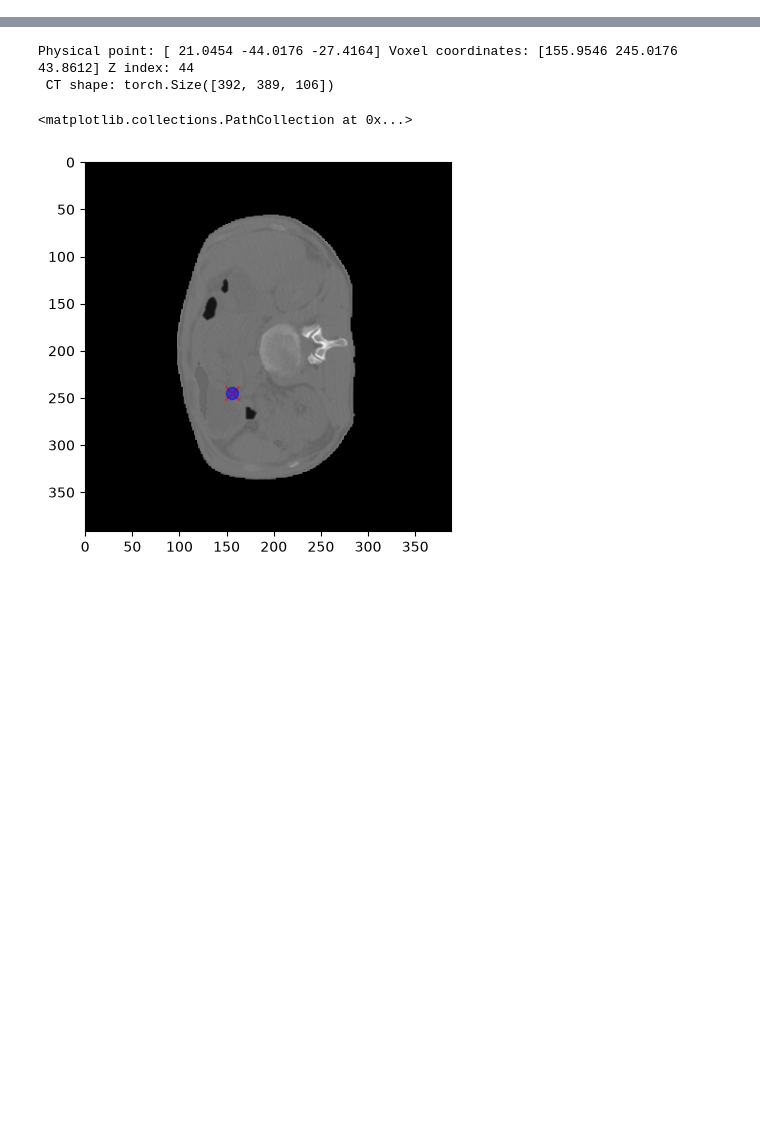
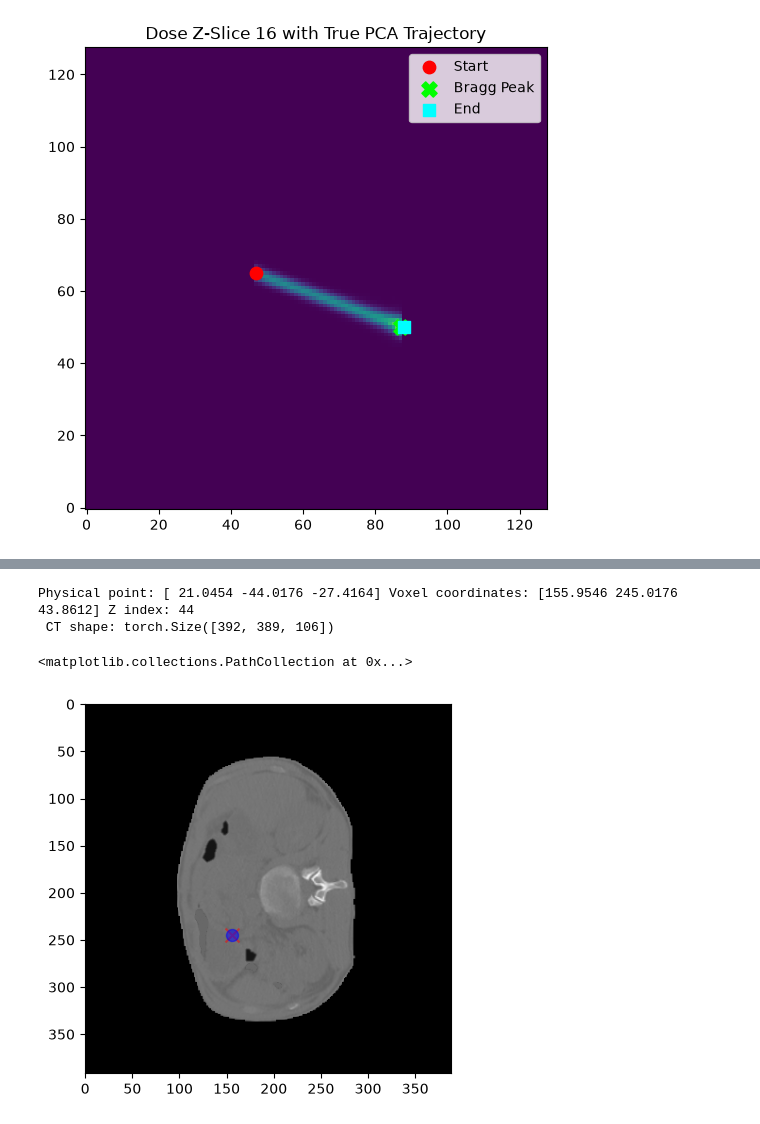
Before and after one commit to Dudgit/nr_dose, a Jupyter notebook: notebooks/atlas.ipynb, the cells around one changed output, grey strips where cells are left out. Cells and saved outputs as stored; diff of their text form; code cells hidden in the pictures; blank space fills up the shorter version.

```diff
--- a/notebooks/atlas.ipynb
+++ b/notebooks/atlas.ipynb
@@ -15,0 +183,40 @@ data             scripts        TODO.md
+# %%
+def visualize_trajectory(batch):
+    # 1. Extract the 2D dose slice (Z = 16)
+    dose_slice = batch['gt_dose'][0, 0, :, :, 16].cpu().numpy()
+
+    # 2. Extract the normalized anchor and offsets
+    start_anchor = batch['ray_start_anchor'][0].cpu().numpy()
+    end_offset = batch['ray_end_offset'][0].cpu().numpy()
+    bragg_offset = batch['ray_bragg_offset'][0].cpu().numpy()
+
+    # 3. Reconstruct the points in normalized space [0.0 -> 1.0]
+    pt_start_norm = start_anchor
+    pt_end_norm   = start_anchor + end_offset
+    pt_bragg_norm = start_anchor + bragg_offset
+
+    # 4. De-normalize to exact voxel indices
+    # We multiply by (Shape - 1) exactly as the Ray_Info division did
+    shape_3d = np.array(batch['gt_dose'].shape[2:]) # Gets [X, Y, Z]
+    denom = np.maximum(shape_3d - 1.0, 1.0)
+
+    pt_start = pt_start_norm * denom
+    pt_end   = pt_end_norm * denom
+    pt_bragg = pt_bragg_norm * denom
+
+    # 5. Plot
+    plt.figure(figsize=(6, 6))
+    plt.imshow(dose_slice, cmap='viridis', origin='lower')
+
+    # Scatter expects (x_axis, y_axis) which is (Col, Row) in images -> (Index 1, Index 0)
+    plt.scatter(pt_start[1], pt_start[0], color='red', label='Start', marker='o', s=80)
+    plt.scatter(pt_bragg[1], pt_bragg[0], color='lime', label='Bragg Peak', marker='X', s=120)
+    plt.scatter(pt_end[1], pt_end[0], color='cyan', label='End', marker='s', s=80)
+
+    plt.title("Dose Z-Slice 16 with True PCA Trajectory")
+    plt.legend()
+    plt.show()
+# %%
+visualize_trajectory(batch)
+# %% [output]
+[figure, added]
```
Also changed, not shown: parts of 37 cells of this notebook, 14 other files.
